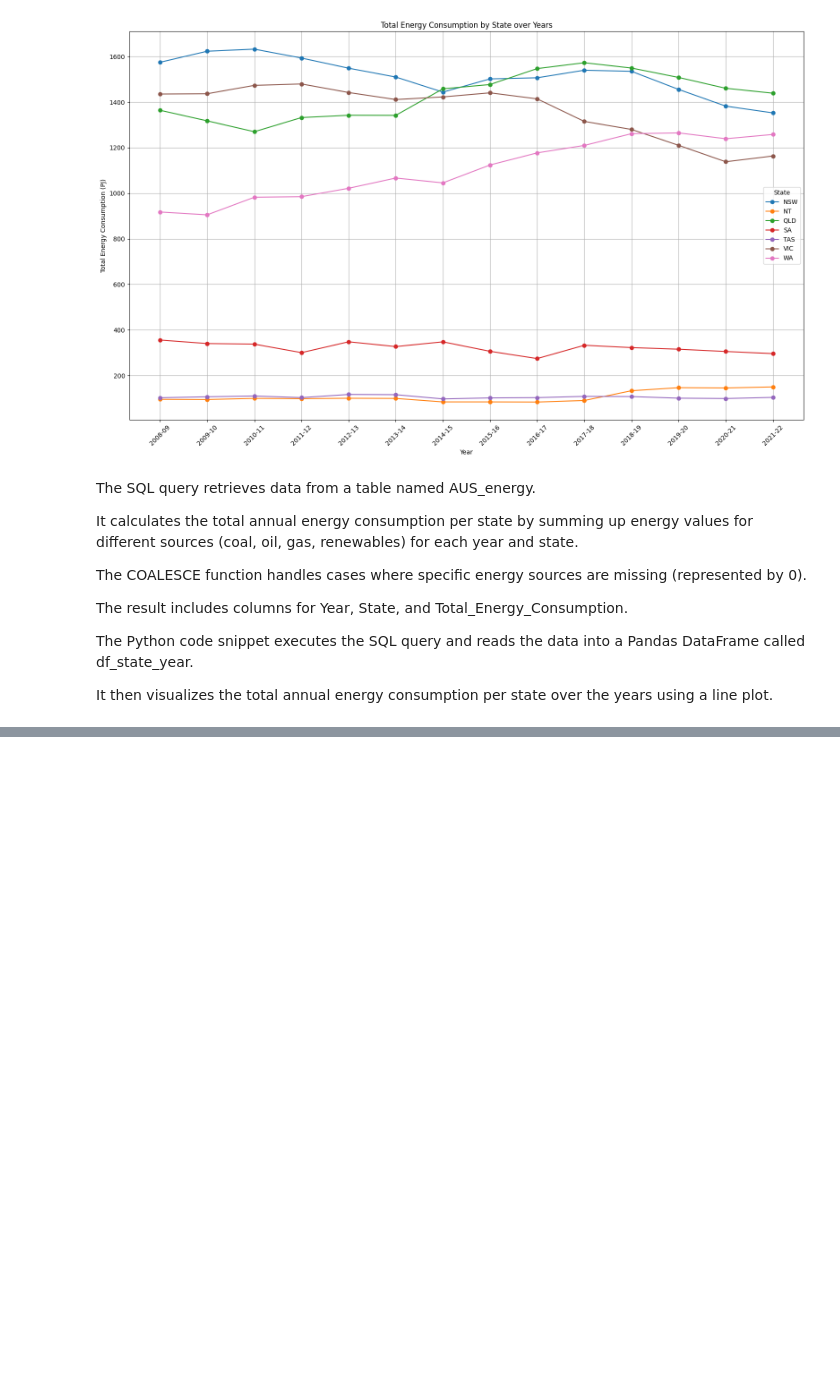
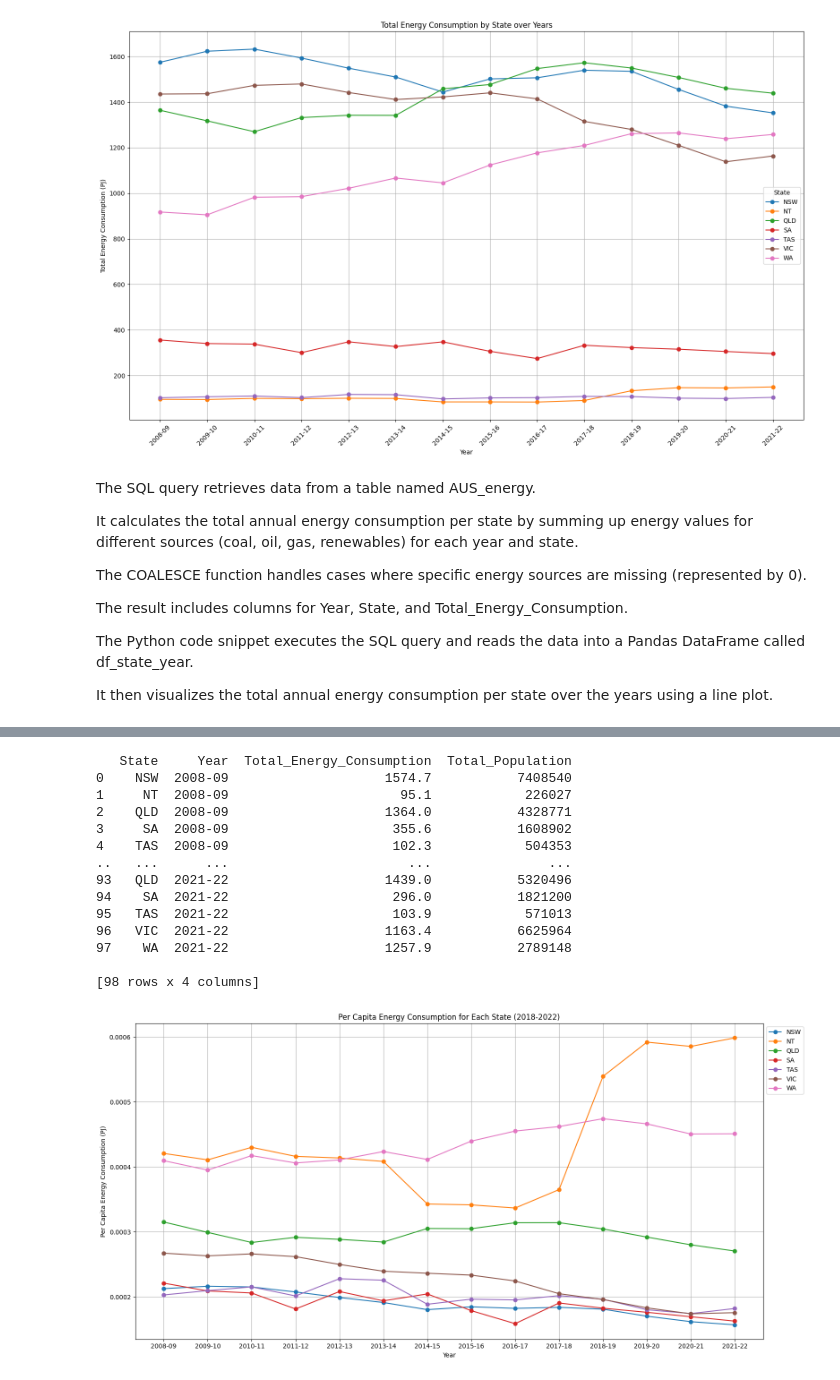
Before and after one commit to RyanNewB/Assessment-2-Programming-Assignment-2, a Jupyter notebook: Assesement_2.ipynb, the cells around one changed output, grey strips where cells are left out. Saved outputs shown, nothing was run; the diff lists cells and outputs as text; code cells hidden in the pictures; blank space fills up the shorter version.

```diff
--- a/Assesement_2.ipynb
+++ b/Assesement_2.ipynb
@@ -227,0 +254,57 @@ It then visualizes the total annual energy consumption per state over the years
+# %%
+import sqlite3
+import pandas as pd
+
+# Connect to the SQLite database
+conn = sqlite3.connect('/content/AUS_energy_sqlite3.db')  # Adjust the path if necessary
+# SQL query to get total energy consumption and population for each state for each year
+
+query = """
+SELECT State,
+       Year,
+       SUM(COALESCE("Coal (PJ)", 0) + COALESCE("Oil (PJ)", 0) + COALESCE("Gas (PJ)", 0) + COALESCE("Renewables (PJ)", 0)) AS Total_Energy_Consumption,
+       SUM(Population) AS Total_Population
+FROM AUS_energy
+GROUP BY Year, State;
+"""
+
+# Execute the query and read the data into a DataFrame
+df = pd.read_sql_query(query, conn)
+print(df)
+
+# Close the database connection
+conn.close()
+
+# Calculate per capita energy consumption
+df['PerCapitaEnergyConsumption'] = df['Total_Energy_Consumption'] / df['Total_Population']
+
+# Plot per capita energy consumption for each state for each year
+plt.figure(figsize=(16, 8))
+for state in df['State'].unique():
+    state_data = df[df['State'] == state]
+    plt.plot(state_data['Year'], state_data['PerCapitaEnergyConsumption'], marker='o', label=state)
+
+# Line Chart
+plt.xlabel('Year')
+plt.ylabel('Per Capita Energy Consumption (PJ)')
+plt.title('Per Capita Energy Consumption for Each State (2018-2022)')
+plt.legend(loc='upper left', bbox_to_anchor=(1, 1))
+plt.grid(True)
+plt.tight_layout()
+plt.show()
+# %% [output]
+   State     Year  Total_Energy_Consumption  Total_Population
+0    NSW  2008-09                    1574.7           7408540
+1     NT  2008-09                      95.1            226027
+2    QLD  2008-09                    1364.0           4328771
+3     SA  2008-09                     355.6           1608902
+4    TAS  2008-09                     102.3            504353
+..   ...      ...                       ...               ...
+93   QLD  2021-22                    1439.0           5320496
+94    SA  2021-22                     296.0           1821200
+95   TAS  2021-22                     103.9            571013
+96   VIC  2021-22                    1163.4           6625964
+97    WA  2021-22                    1257.9           2789148
+
+[98 rows x 4 columns]
+[figure, added]
```
Also changed, not shown: parts of 3 cells of this notebook.
